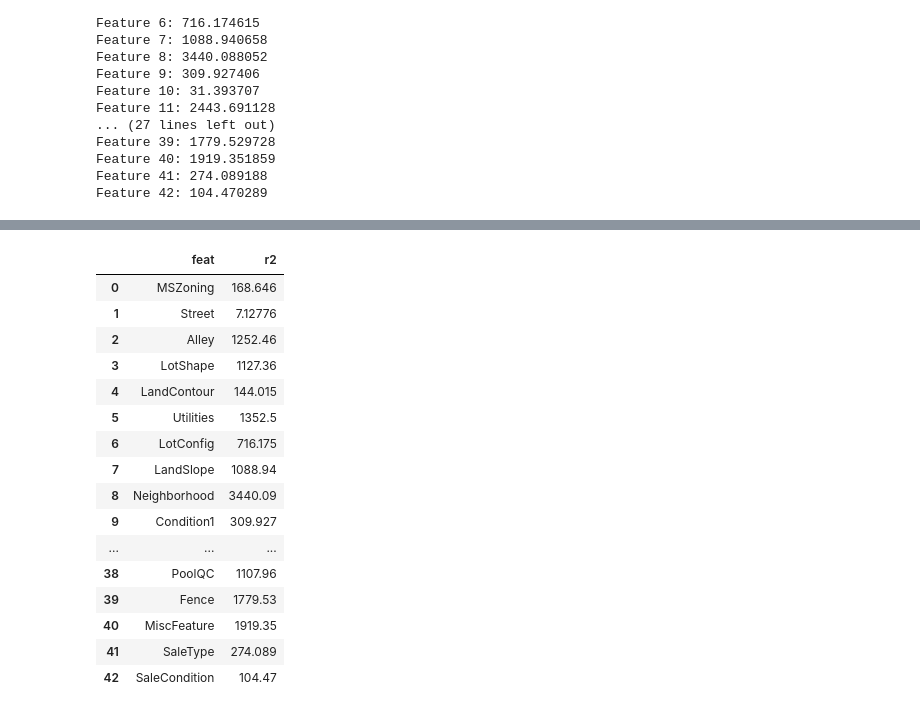
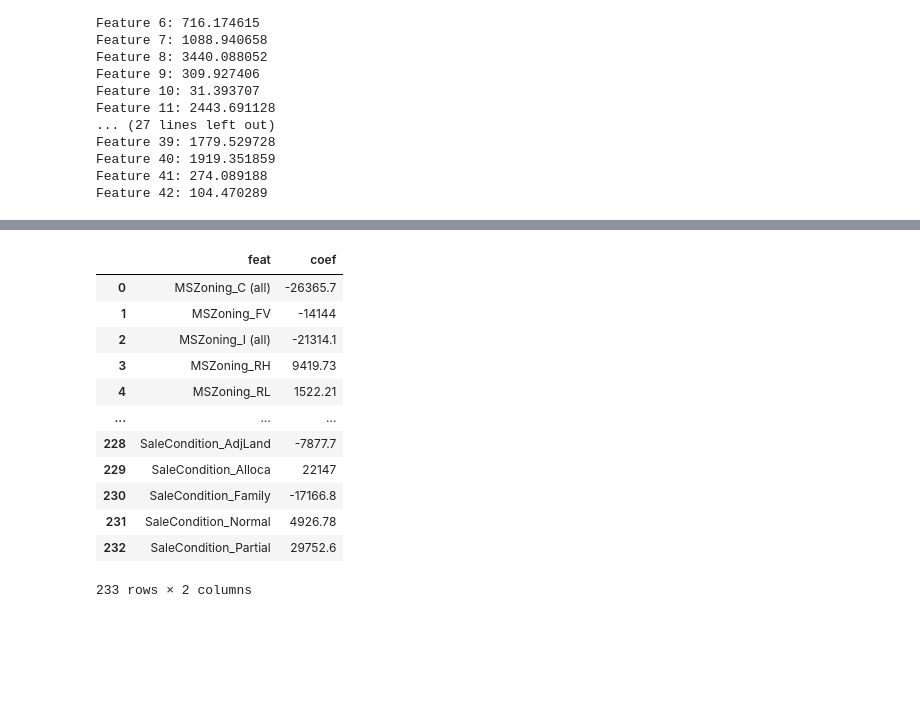
Before and after one commit to djhang99/housing_prices, a Jupyter notebook: Hugh_Goode/Feature_Selection_hg.ipynb, the cells around one changed output, grey strips where cells are left out. Saved outputs shown, nothing was run; the diff lists cells and outputs as text; code cells hidden in the pictures; blank space fills up the shorter version.

```diff
--- a/Hugh_Goode/Feature_Selection_hg.ipynb
+++ b/Hugh_Goode/Feature_Selection_hg.ipynb
@@ -140,0 +106,3 @@ Name: RoofStyle, Length: 2580, dtype: object
+# %%
+cat_dum = pd.get_dummies(category2, drop_first = True)
+cat_dum
@@ -140,0 +125,3 @@ Name: RoofStyle, Length: 2580, dtype: object
+# %%
+lasso = Lasso()
+lasso.fit(cat_dum, price)
@@ -140,0 +134,3 @@ Name: RoofStyle, Length: 2580, dtype: object
+# %%
+coef = np.array(lasso.coef_).reshape(233,1)
+coef
@@ -141,4 +155,4 @@ Name: RoofStyle, Length: 2580, dtype: object
 # %%
-cols = np.array(category.columns).reshape(43,1)
-cols
+col_name_dum = np.array(cat_dum.columns).reshape(233,1)
+col_name_dum
 # %% [output]
@@ -183,22 +176,18 @@ array([[ 168.64573198],
 # %%
-f_rank = pd.DataFrame(np.hstack([cols, r2_score]))
-f_rank = f_rank.set_axis(['feat', 'r2'], axis=1, inplace=False)
+f_rank = pd.DataFrame(np.hstack([col_name_dum, coef]))
+f_rank = f_rank.rename({0 : 'feat', 1 : 'coef'}, axis = 1)
 f_rank
 # %% [output]
-|  | feat | r2 |
-| 0 | MSZoning | 168.646 |
-| 1 | Street | 7.12776 |
-| 2 | Alley | 1252.46 |
-| 3 | LotShape | 1127.36 |
-| 4 | LandContour | 144.015 |
-| 5 | Utilities | 1352.5 |
-| 6 | LotConfig | 716.175 |
-| 7 | LandSlope | 1088.94 |
-| 8 | Neighborhood | 3440.09 |
-| 9 | Condition1 | 309.927 |
+|  | feat | coef |
+| 0 | MSZoning_C (all) | -26365.7 |
+| 1 | MSZoning_FV | -14144 |
+| 2 | MSZoning_I (all) | -21314.1 |
+| 3 | MSZoning_RH | 9419.73 |
+| 4 | MSZoning_RL | 1522.21 |
 | ... | ... | ... |
-| 38 | PoolQC | 1107.96 |
-| 39 | Fence | 1779.53 |
-| 40 | MiscFeature | 1919.35 |
-| 41 | SaleType | 274.089 |
-| 42 | SaleCondition | 104.47 |
+| 228 | SaleCondition_AdjLand | -7877.7 |
+| 229 | SaleCondition_Alloca | 22147 |
+| 230 | SaleCondition_Family | -17166.8 |
+| 231 | SaleCondition_Normal | 4926.78 |
+| 232 | SaleCondition_Partial | 29752.6 |
+233 rows × 2 columns
```
Also changed, not shown: parts of 29 cells of this notebook, 1 other file.
